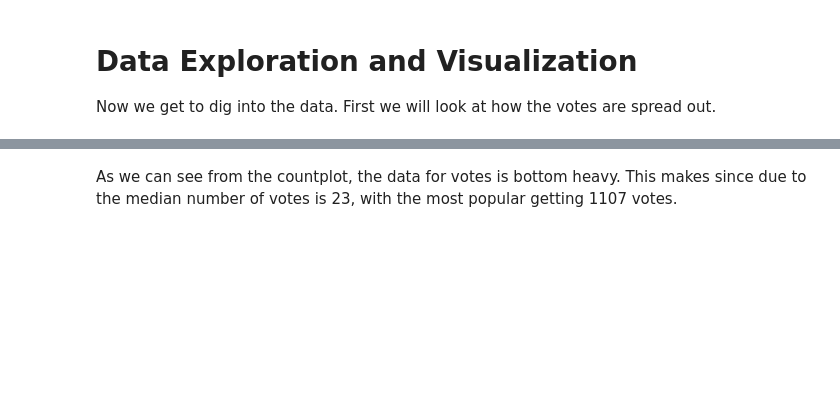
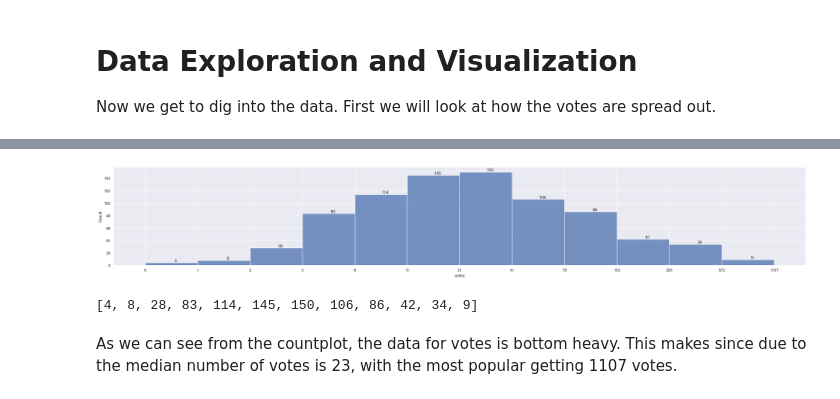
Before and after one commit to LeeMerrow/Pokemon-Popularity, a Jupyter notebook: Pokemon.ipynb, the cells around one changed output, grey strips where cells are left out. Saved outputs shown, nothing was run; the diff lists cells and outputs as text; code cells hidden in the pictures; blank space fills up the shorter version.

```diff
--- a/Pokemon.ipynb
+++ b/Pokemon.ipynb
@@ -312,0 +328,7 @@ poke['votes'].median()
+# %%
+# Since we are using a logorithmic scale, 0 does not appear, so we are changing the votes that are equal to 0 to .4
+# This should not skew our data by much, and I would like to preserve the zero votes
+poke_log = poke
+poke_log = poke_log.astype({'votes': float})
+poke_log.loc[poke_log['votes'] == 0, 'votes'] = .4
+poke_log['votes'].min()
@@ -322,2 +351,28 @@ plt.show()
+# %%
+sns.set(style='darkgrid', rc={'figure.figsize':(35, 5)})
+
+hist_log_votes = sns.histplot(data=poke_log, x='votes', bins=12, log_scale=True)
+
+min_val = poke_log['votes'].min()
+max_val = poke_log['votes'].max()
+bin_edges = np.logspace(np.log10(min_val), np.log10(max_val), 13)
+bin_edges = bin_edges.tolist()
+
+counts = [rect.get_height() for rect in hist_log_votes.patches]
+
+
+
+ticks = bin_edges
+ticks_label = [round(round(f,2)) for f in bin_edges]
+# [0, 1, 2, '3 to 5','6 to 10',16,34,69,138,276,553,1107]
+hist_log_votes.set_xticks(ticks)
+hist_log_votes.set_xticklabels(ticks_label)
+
+hist_log_votes.bar_label(hist_log_votes.containers[0])
+plt.show(hist_log_votes)
+print(counts)
+# %% [output]
+[figure, added]
+[4, 8, 28, 83, 114, 145, 150, 106, 86, 42, 34, 9]
 # %% [markdown]
 As we can see from the countplot, the data for votes is bottom heavy. This makes since due to the median number of votes is 23, with the most popular getting 1107 votes.
```
Also changed, not shown: parts of 17 cells of this notebook.
